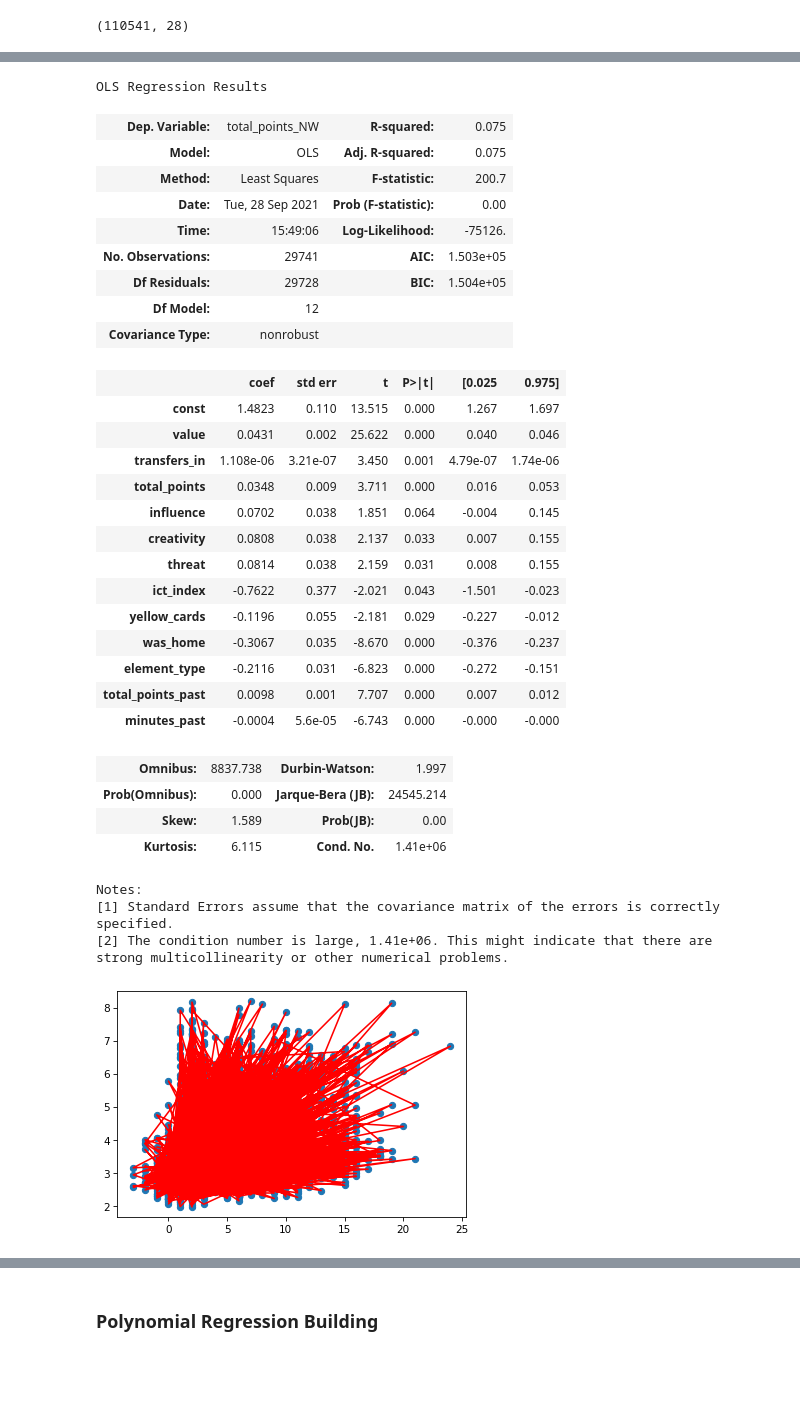
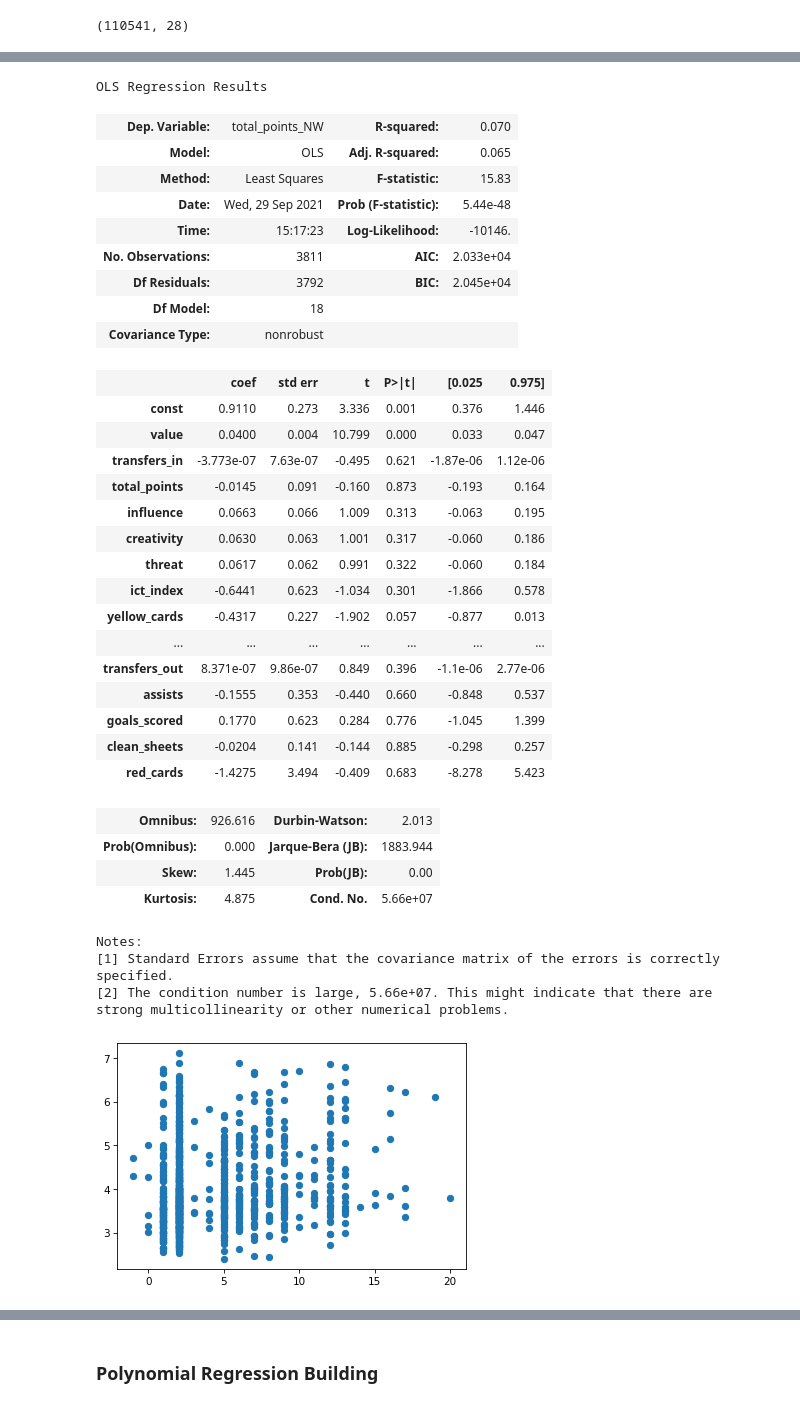
Before and after one commit to yying1/Py_personal, a Jupyter notebook: fpl/FPL_Data_Project.ipynb, the cells around one changed output, grey strips where cells are left out. Saved outputs shown, nothing was run; the diff lists cells and outputs as text; code cells hidden in the pictures; blank space fills up the shorter version.

```diff
--- a/fpl/FPL_Data_Project.ipynb
+++ b/fpl/FPL_Data_Project.ipynb
@@ -226,3 +191,5 @@ Index(['season', 'GW', 'element', 'name', 'minutes', 'value', 'selected',
+# %%
+df_all_nw= pd.read_csv("Regression_data.csv",header = 0,delimiter = ",",encoding = "ISO-8859-1")
 # %%
 """
 input variables:
@@ -246,6 +213,8 @@ df_all_nw.shape
 # %%
 # filter by minutes_NW and element_type. Shirnk to 37177 rows of data
 df_all_nw_model = df_all_nw[(df_all_nw['minutes_NW'] >= 45) & (df_all_nw['element_type'] != 1)]
+# %%
+df_all_nw_model = df_all_nw_model[df_all_nw_model['element_type'] == 4 ]
 # %%
 # import regression models
 from sklearn import  linear_model
@@ -258,7 +227,8 @@ reference: https://searchengineland.com/heres-how-i-used-python-to-build-a-regre
 1. Reducing x variables with high p value: 'GW', 'minutes', 'selected', 'transfers_out', 'bonus', 'assists', 'goals_scored', 'clean_sheets','red_cards'
 """
 Y = df_all_nw_model['total_points_NW']
-X = df_all_nw_model[[ 'value', 'transfers_in','total_points', 'influence', 'creativity', 'threat', 'ict_index', 'yellow_cards','was_home', 'element_type','total_points_past', 'minutes_past']]
+X = df_all_nw_model[[ 'value', 'transfers_in','total_points', 'influence', 'creativity', 'threat', 'ict_index', 'yellow_cards','was_home','total_points_past', 'minutes_past', 'minutes', 'selected', 'transfers_out', 'assists', 'goals_scored', 'clean_sheets','red_cards']]
+#X = df_all_nw_model[[ 'value', 'transfers_in','total_points', 'influence', 'creativity', 'threat', 'ict_index', 'yellow_cards','was_home', 'element_type','total_points_past', 'minutes_past']]
 # %%
 X_train, X_test, y_train, y_test = train_test_split(X, Y, test_size = 0.2, random_state = 465)
 # %%
@@ -273,48 +243,49 @@ results = sm.OLS(y_train.astype(float), X_train.astype(float)).fit()
 results.summary()
 # %% [output]
 OLS Regression Results
-| Dep. Variable: | total_points_NW | R-squared: | 0.075 |
-| Model: | OLS | Adj. R-squared: | 0.075 |
-| Method: | Least Squares | F-statistic: | 200.7 |
-| Date: | Tue, 28 Sep 2021 | Prob (F-statistic): | 0.00 |
-| Time: | 15:49:06 | Log-Likelihood: | -75126. |
-| No. Observations: | 29741 | AIC: | 1.503e+05 |
-| Df Residuals: | 29728 | BIC: | 1.504e+05 |
-| Df Model: | 12 |  |  |
+| Dep. Variable: | total_points_NW | R-squared: | 0.070 |
+| Model: | OLS | Adj. R-squared: | 0.065 |
+| Method: | Least Squares | F-statistic: | 15.83 |
+| Date: | Wed, 29 Sep 2021 | Prob (F-statistic): | 5.44e-48 |
+| Time: | 15:17:23 | Log-Likelihood: | -10146. |
+| No. Observations: | 3811 | AIC: | 2.033e+04 |
+| Df Residuals: | 3792 | BIC: | 2.045e+04 |
+| Df Model: | 18 |  |  |
 | Covariance Type: | nonrobust |  |  |
 |  | coef | std err | t | P>|t| | [0.025 | 0.975] |
-| const | 1.4823 | 0.110 | 13.515 | 0.000 | 1.267 | 1.697 |
-| value | 0.0431 | 0.002 | 25.622 | 0.000 | 0.040 | 0.046 |
-| transfers_in | 1.108e-06 | 3.21e-07 | 3.450 | 0.001 | 4.79e-07 | 1.74e-06 |
-| total_points | 0.0348 | 0.009 | 3.711 | 0.000 | 0.016 | 0.053 |
-| influence | 0.0702 | 0.038 | 1.851 | 0.064 | -0.004 | 0.145 |
-| creativity | 0.0808 | 0.038 | 2.137 | 0.033 | 0.007 | 0.155 |
-| threat | 0.0814 | 0.038 | 2.159 | 0.031 | 0.008 | 0.155 |
-| ict_index | -0.7622 | 0.377 | -2.021 | 0.043 | -1.501 | -0.023 |
-| yellow_cards | -0.1196 | 0.055 | -2.181 | 0.029 | -0.227 | -0.012 |
-| was_home | -0.3067 | 0.035 | -8.670 | 0.000 | -0.376 | -0.237 |
-| element_type | -0.2116 | 0.031 | -6.823 | 0.000 | -0.272 | -0.151 |
-| total_points_past | 0.0098 | 0.001 | 7.707 | 0.000 | 0.007 | 0.012 |
-| minutes_past | -0.0004 | 5.6e-05 | -6.743 | 0.000 | -0.000 | -0.000 |
+| const | 0.9110 | 0.273 | 3.336 | 0.001 | 0.376 | 1.446 |
+| value | 0.0400 | 0.004 | 10.799 | 0.000 | 0.033 | 0.047 |
+| transfers_in | -3.773e-07 | 7.63e-07 | -0.495 | 0.621 | -1.87e-06 | 1.12e-06 |
+| total_points | -0.0145 | 0.091 | -0.160 | 0.873 | -0.193 | 0.164 |
+| influence | 0.0663 | 0.066 | 1.009 | 0.313 | -0.063 | 0.195 |
+| creativity | 0.0630 | 0.063 | 1.001 | 0.317 | -0.060 | 0.186 |
+| threat | 0.0617 | 0.062 | 0.991 | 0.322 | -0.060 | 0.184 |
+| ict_index | -0.6441 | 0.623 | -1.034 | 0.301 | -1.866 | 0.578 |
+| yellow_cards | -0.4317 | 0.227 | -1.902 | 0.057 | -0.877 | 0.013 |
+| ... | ... | ... | ... | ... | ... | ... |
+| transfers_out | 8.371e-07 | 9.86e-07 | 0.849 | 0.396 | -1.1e-06 | 2.77e-06 |
+| assists | -0.1555 | 0.353 | -0.440 | 0.660 | -0.848 | 0.537 |
+| goals_scored | 0.1770 | 0.623 | 0.284 | 0.776 | -1.045 | 1.399 |
+| clean_sheets | -0.0204 | 0.141 | -0.144 | 0.885 | -0.298 | 0.257 |
+| red_cards | -1.4275 | 3.494 | -0.409 | 0.683 | -8.278 | 5.423 |
-| Omnibus: | 8837.738 | Durbin-Watson: | 1.997 |
-| Prob(Omnibus): | 0.000 | Jarque-Bera (JB): | 24545.214 |
-| Skew: | 1.589 | Prob(JB): | 0.00 |
-| Kurtosis: | 6.115 | Cond. No. | 1.41e+06 |
+| Omnibus: | 926.616 | Durbin-Watson: | 2.013 |
+| Prob(Omnibus): | 0.000 | Jarque-Bera (JB): | 1883.944 |
+| Skew: | 1.445 | Prob(JB): | 0.00 |
+| Kurtosis: | 4.875 | Cond. No. | 5.66e+07 |
 Notes:
 [1] Standard Errors assume that the covariance matrix of the errors is correctly specified.
-[2] The condition number is large, 1.41e+06. This might indicate that there are
+[2] The condition number is large, 5.66e+07. This might indicate that there are
 strong multicollinearity or other numerical problems.
 # %%
 X_test = sm.add_constant(X_test)
-
 y_preds = results.predict(X_test)
 
 plt.figure(dpi = 75)
 plt.scatter(y_test, y_preds)
-plt.plot(y_test, y_preds, color="red")
+#plt.plot(y_test, y_preds, color="red")
 plt.show()
 # %% [output]
-[figure, old version]
+[figure, new version]
 # %%
 #https://www.analyticsvidhya.com/blog/2021/02/build-your-first-linear-regression-machine-learning-model/
 linreg = linear_model.LinearRegression()
```
Also changed, not shown: parts of 40 cells of this notebook, 6 other files.
